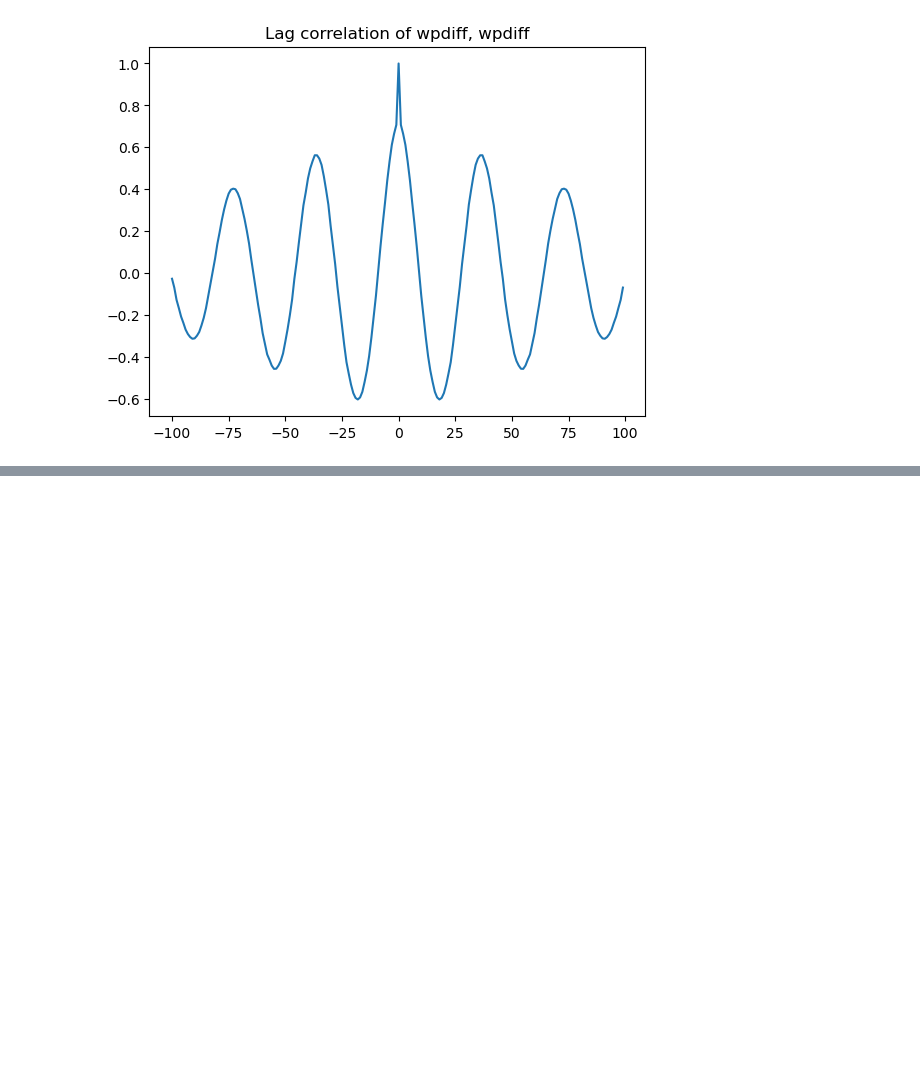
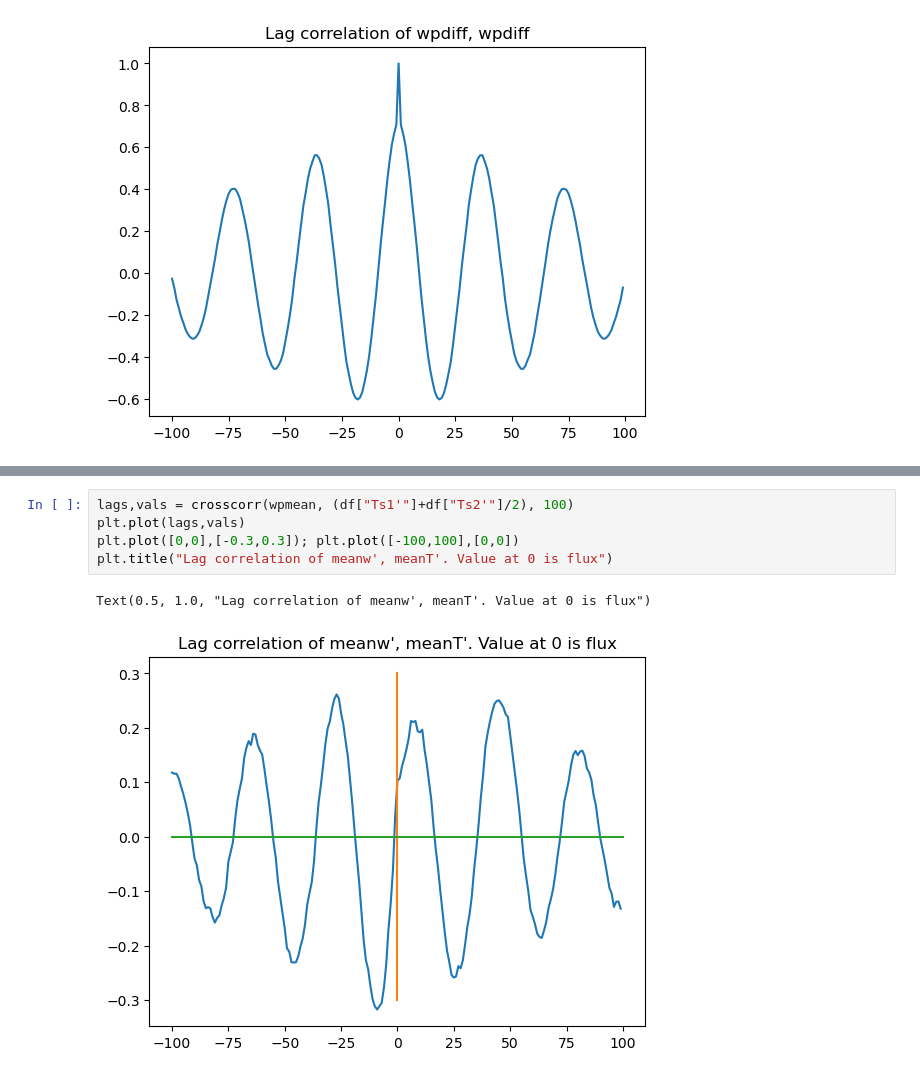
Before and after one commit to brianmapes/stratocu_waves, a Jupyter notebook: John_helicopter_data.ipynb, the cells around one changed output, grey strips where cells are left out. Cells and saved outputs as stored; diff of their text form; blank space fills up the shorter version.

```diff
--- a/John_helicopter_data.ipynb
+++ b/John_helicopter_data.ipynb
@@ -139,0 +157,8 @@ Text(0.5, 1.0, 'Lag correlation of wpdiff, wpdiff')
+# %%
+lags,vals = crosscorr(wpmean, (df["Ts1'"]+df["Ts2'"]/2), 100)
+plt.plot(lags,vals)
+plt.plot([0,0],[-0.3,0.3]); plt.plot([-100,100],[0,0])
+plt.title("Lag correlation of meanw', meanT'. Value at 0 is flux")
+# %% [output]
+Text(0.5, 1.0, "Lag correlation of meanw', meanT'. Value at 0 is flux")
+[figure, added]
```
Also changed, not shown: parts of 4 cells of this notebook.
